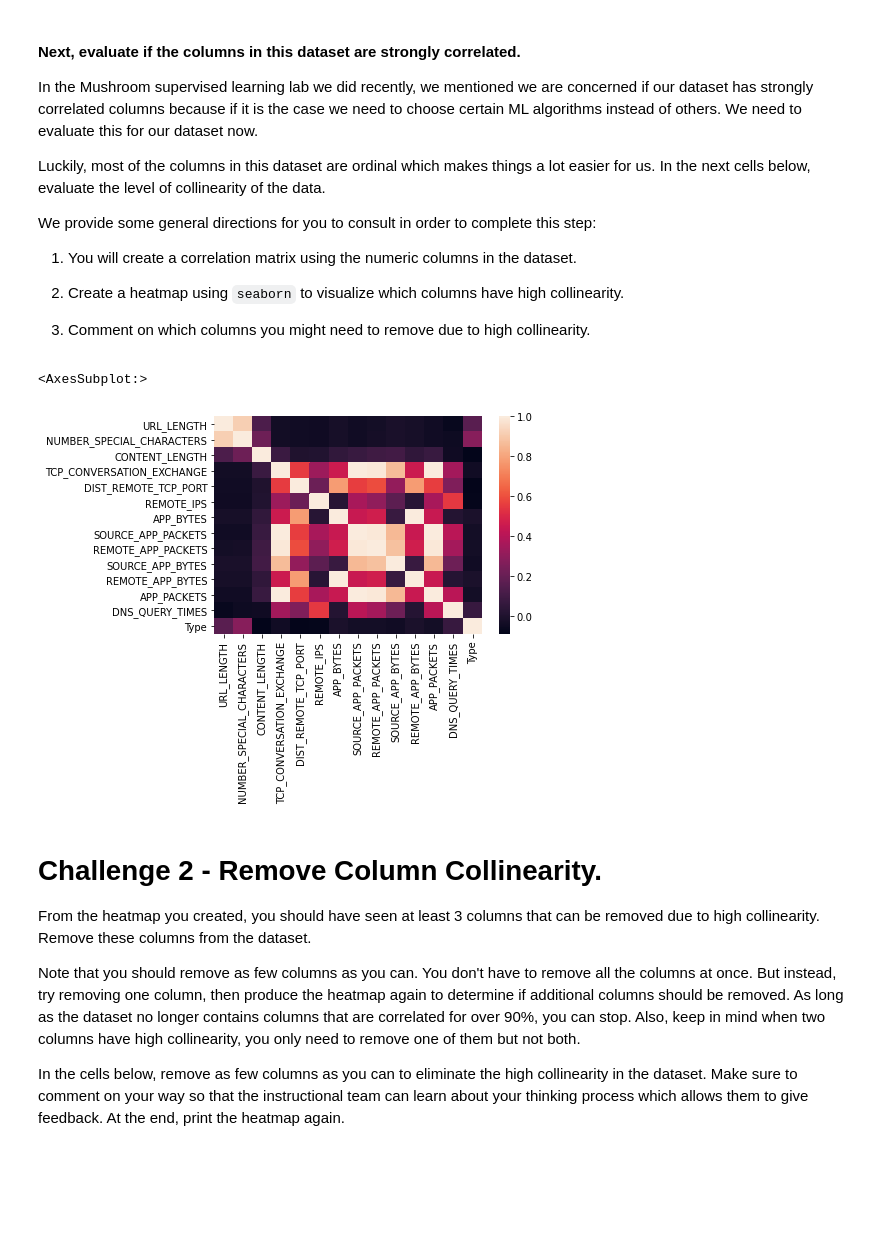
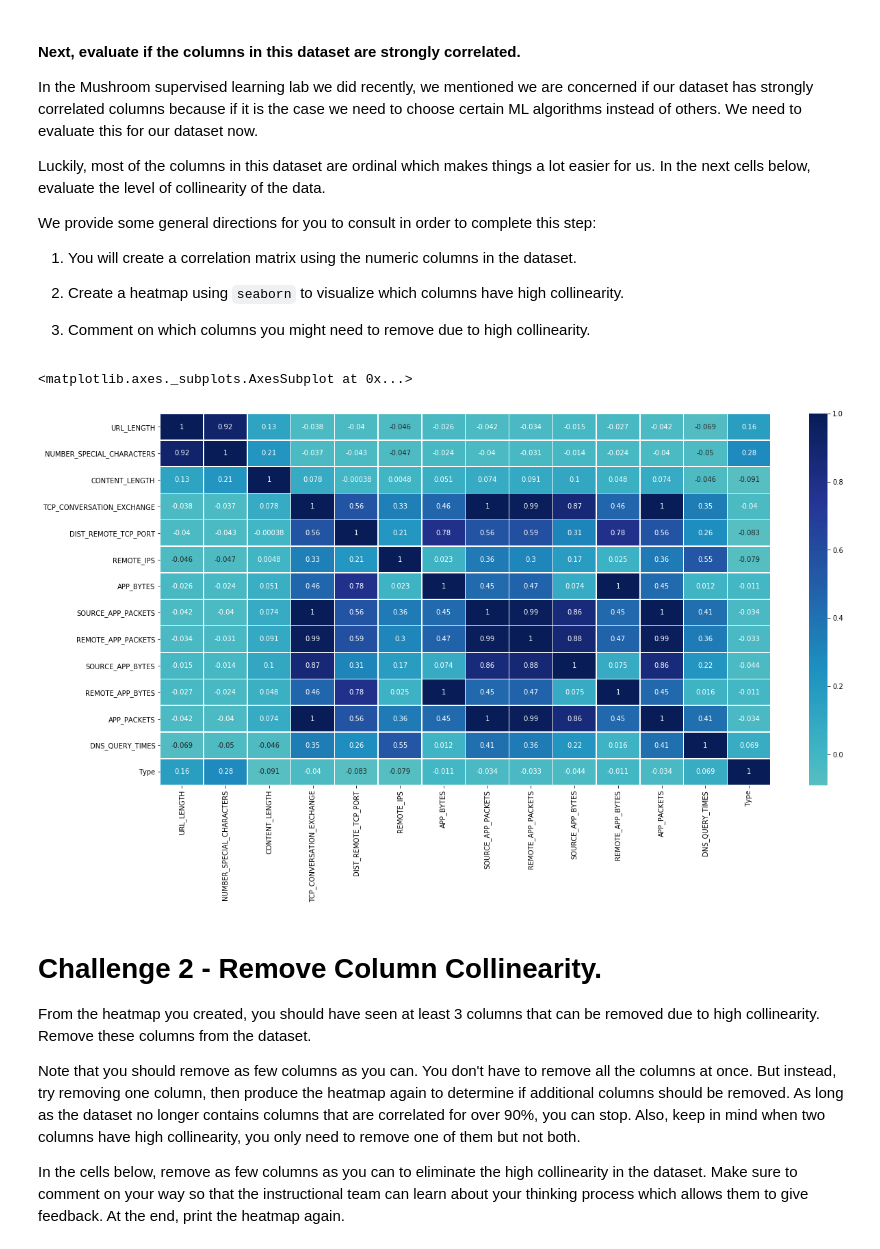
Before and after one commit to jonnyteronni/lab-supervised-learning, a Jupyter notebook: your-code/main-followingthelab.ipynb, the cells around one changed output. Saved outputs shown, nothing was run; the diff lists cells and outputs as text; code cells hidden in the pictures; blank space fills up the shorter version.

```diff
--- a/your-code/main-followingthelab.ipynb
+++ b/your-code/main-followingthelab.ipynb
@@ -60,11 +61,15 @@ We provide some general directions for you to consult in order to complete this
 1. Comment on which columns you might need to remove due to high collinearity.
 # %%
 corr = websites.corr()
-# %%
-sn.heatmap(corr)
-# %% [output]
-<AxesSubplot:>
-[figure, removed]
+# %%
+fig, ax = plt.subplots(figsize=(20,10))
+sn.heatmap(corr, annot=True,center=0,cmap="YlGnBu", linewidths=.5)
+# Every feature with really low correlation with 'Type' should be dropped.
+# Also features with high level of correlation with each other should be dropped.
+# High correlation = darker colours
+# %% [output]
+<matplotlib.axes._subplots.AxesSubplot at 0x...>
+[figure, added]
 # %% [markdown]
 # Challenge 2 - Remove Column Collinearity.
 
```
Also changed, not shown: parts of 48 cells of this notebook, 1 other file.
